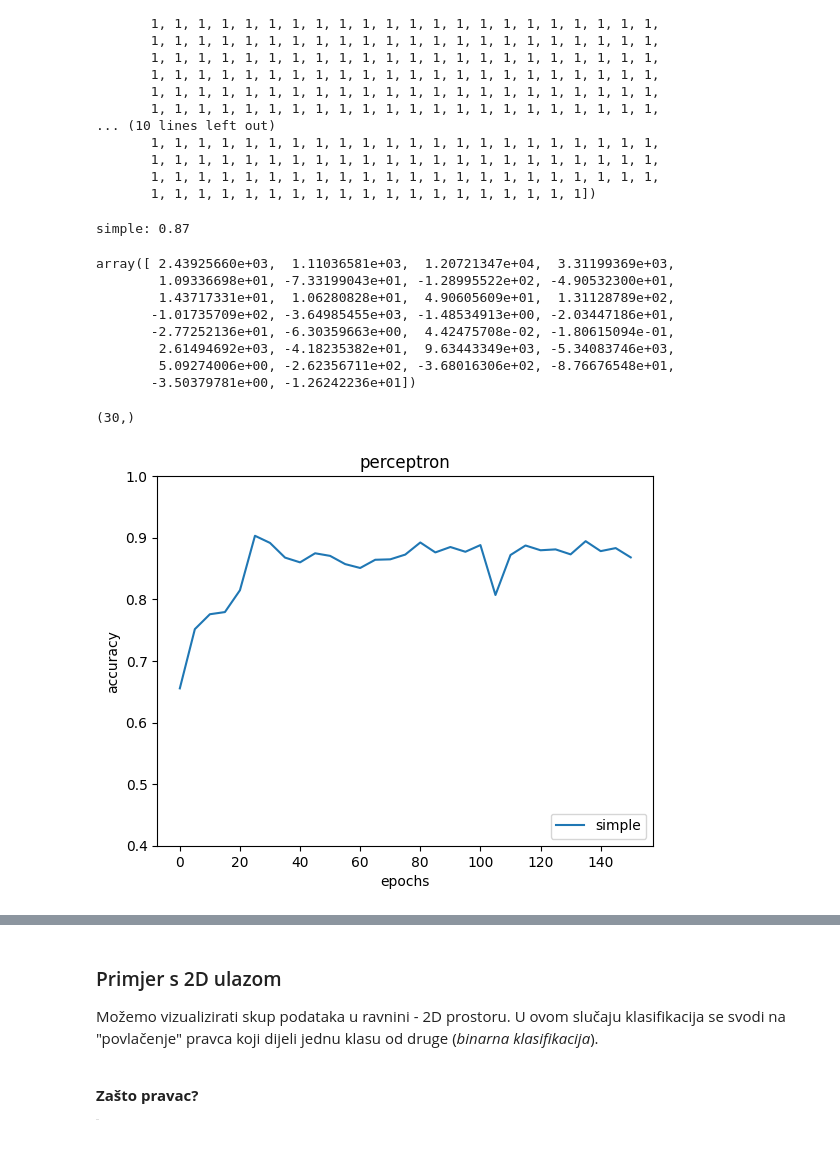
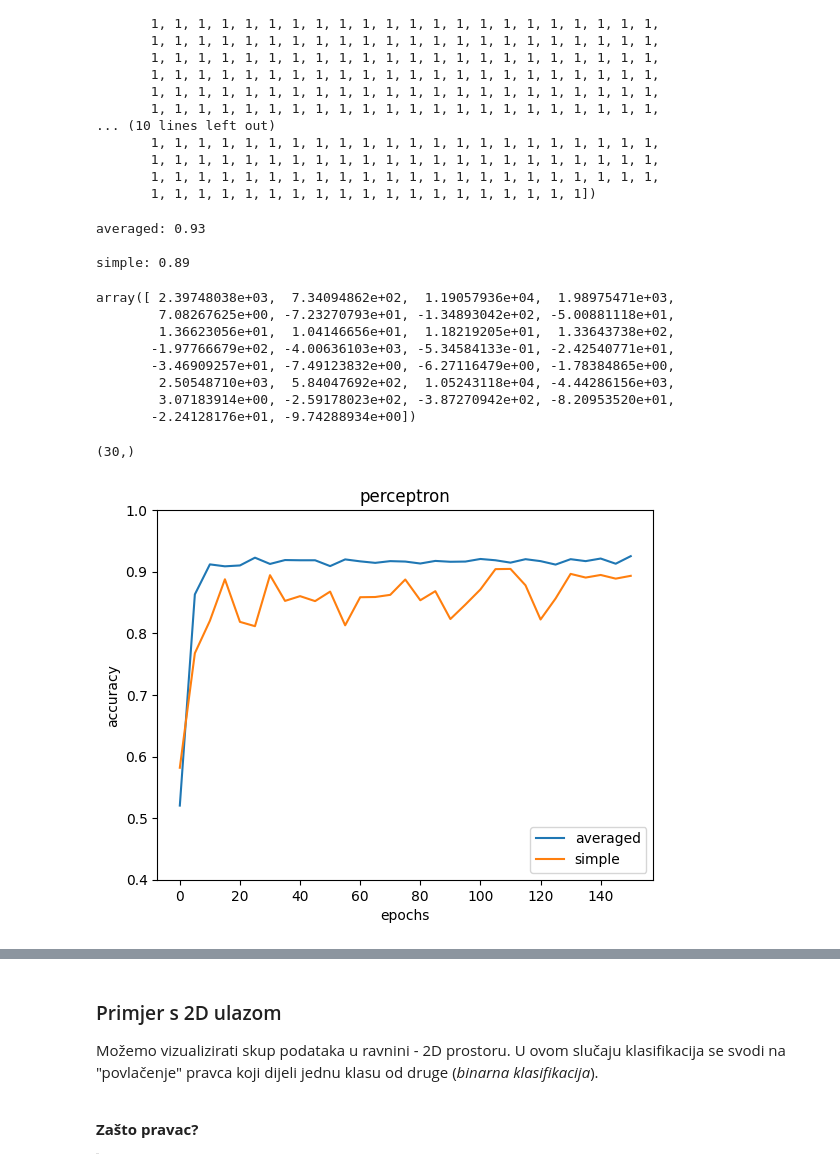
Before and after one commit to dbaric/neural-network-architectures, a Jupyter notebook: vježbe/2/2_ANM_perceptron.ipynb, the cells around one changed output, grey strips where cells are left out. Cells and saved outputs as stored; diff of their text form; code cells hidden in the pictures.

Commit message:
Solve perceptron notebook: AveragedPerceptron and written answers
Co-Authored-By: Claude Sonnet 5.5 <noreply@anthropic.com>

```diff
--- a/vježbe/2/2_ANM_perceptron.ipynb
+++ b/vježbe/2/2_ANM_perceptron.ipynb
@@ -145,3 +135,28 @@ class AveragedPerceptron(Perceptron):
+# %%
+class AveragedPerceptron(Perceptron):
+    """
+    Averaged perceptron.
+    Must extend the abstract class by implementing fit().
+    The fit() for AveragedPerceptron is very similar to the one by SimplePerceptron.
+    """
+    def fit(self, X, y):
+        self.weights = np.random.randn(X.shape[1])
+        self.weight_history = []
+        # running sum of the weight vector after every example (updated or not)
+        weight_sum = np.zeros_like(self.weights)
+        steps = 0
+        for epoch in range(self.epochs):
+            the_data = list(zip(X, y))
+            np.random.shuffle(the_data)
+            for x, label in the_data:
+                prediction = 0 if np.dot(self.weights, x) < 0 else 1
+                if prediction != label:
+                    self.weights += self.learning_rate * (label - prediction) * x
+                weight_sum += self.weights
+                steps += 1
+            self.weight_history.append(weight_sum / steps)
+        if steps > 0:
+            self.weights = weight_sum / steps
 # %% [markdown]
 ### [Breast Cancer Wisconsin (Diagnostic)](https://archive.ics.uci.edu/ml/datasets/Breast+Cancer+Wisconsin+(Diagnostic))
     - 569 instanci podataka
@@ -214,7 +229,7 @@ array([1, 1, 1, 1, 1, 1, 1, 1, 1, 1, 1, 1, 1, 1, 1, 1, 1, 1, 1, 1, 1, 1,
 from tqdm import tqdm
 # x- and y-axis values for plotting
 xs = []
-# ys_averaged = []  # UNCOMMENT THIS LINE
+ys_averaged = []
 ys_simple = []
 
 # stack the data together for shuffling
@@ -225,7 +240,7 @@ cutoff = len(the_data) // 2
 # test these epoch numbers
 for epochs in tqdm(range(0, 151, 5)):
     xs.append(epochs)
-    # scores_averaged = []  # UNCOMMENT THIS LINE
+    scores_averaged = []
     scores_simple = []
 
     # do 10 runs for each epoch
@@ -241,34 +256,36 @@ for epochs in tqdm(range(0, 151, 5)):
         y_test = the_data[cutoff:,-1]
 
         # create the perceptrons
-        # averaged_perceptron = AveragedPerceptron(epochs=epochs)  # UNCOMMENT THIS LINE
+        averaged_perceptron = AveragedPerceptron(epochs=epochs)
         simple_perceptron = SimplePerceptron(epochs=epochs)
         # train the perceptrons with training data
-        # averaged_perceptron.fit(X_train, y_train)  # UNCOMMENT THIS LINE
+        averaged_perceptron.fit(X_train, y_train)
         simple_perceptron.fit(X_train, y_train)
         # evaluate the perceptrons against test data
-        # scores_averaged.append(averaged_perceptron.evaluate(X_test, y_test))  # UNCOMMENT THIS LINE
+        scores_averaged.append(averaged_perceptron.evaluate(X_test, y_test))
         scores_simple.append(simple_perceptron.evaluate(X_test, y_test))
 
     # store the experiment means for plotting
-    # ys_averaged.append(np.mean(scores_averaged))  # UNCOMMENT THIS LINE
+    ys_averaged.append(np.mean(scores_averaged))
     ys_simple.append(np.mean(scores_simple))
 
-# print("averaged: {:.2f}".format(ys_averaged[-1]))  # UNCOMMENT THIS LINE
+print("averaged: {:.2f}".format(ys_averaged[-1]))
 print("\nsimple: {:.2f}".format(ys_simple[-1]))
 # %% [output]
-simple: 0.87
+averaged: 0.93
+
+simple: 0.89
 # %%
 simple_perceptron.weights
 # %% [output]
-array([ 2.43925660e+03,  1.11036581e+03,  1.20721347e+04,  3.31199369e+03,
-        1.09336698e+01, -7.33199043e+01, -1.28995522e+02, -4.90532300e+01,
-        1.43717331e+01,  1.06280828e+01,  4.90605609e+01,  1.31128789e+02,
-       -1.01735709e+02, -3.64985455e+03, -1.48534913e+00, -2.03447186e+01,
-       -2.77252136e+01, -6.30359663e+00,  4.42475708e-02, -1.80615094e-01,
-        2.61494692e+03, -4.18235382e+01,  9.63443349e+03, -5.34083746e+03,
-        5.09274006e+00, -2.62356711e+02, -3.68016306e+02, -8.76676548e+01,
-       -3.50379781e+00, -1.26242236e+01])
+array([ 2.39748038e+03,  7.34094862e+02,  1.19057936e+04,  1.98975471e+03,
+        7.08267625e+00, -7.23270793e+01, -1.34893042e+02, -5.00881118e+01,
+        1.36623056e+01,  1.04146656e+01,  1.18219205e+01,  1.33643738e+02,
+       -1.97766679e+02, -4.00636103e+03, -5.34584133e-01, -2.42540771e+01,
+       -3.46909257e+01, -7.49123832e+00, -6.27116479e+00, -1.78384865e+00,
+        2.50548710e+03,  5.84047692e+02,  1.05243118e+04, -4.44286156e+03,
+        3.07183914e+00, -2.59178023e+02, -3.87270942e+02, -8.20953520e+01,
+       -2.24128176e+01, -9.74288934e+00])
 # %%
 simple_perceptron.weights.shape
 # %% [output]
@@ -276,15 +293,15 @@ simple_perceptron.weights.shape
 # %%
 %matplotlib inline
 import matplotlib.pyplot as plt
 
 plt.title("perceptron")
 plt.xlabel("epochs")
 plt.ylabel("accuracy")
 plt.ylim(0.4, 1)
 
-# plt.plot(xs, ys_averaged, label="averaged")  # UNCOMMENT THIS LINE
+plt.plot(xs, ys_averaged, label="averaged")
 plt.plot(xs, ys_simple, label="simple")
 plt.legend(loc=4)
 plt.show()
 # %% [output]
-[figure, old version]
+[figure, new version]
```
Also changed, not shown: parts of 9 cells of this notebook.
